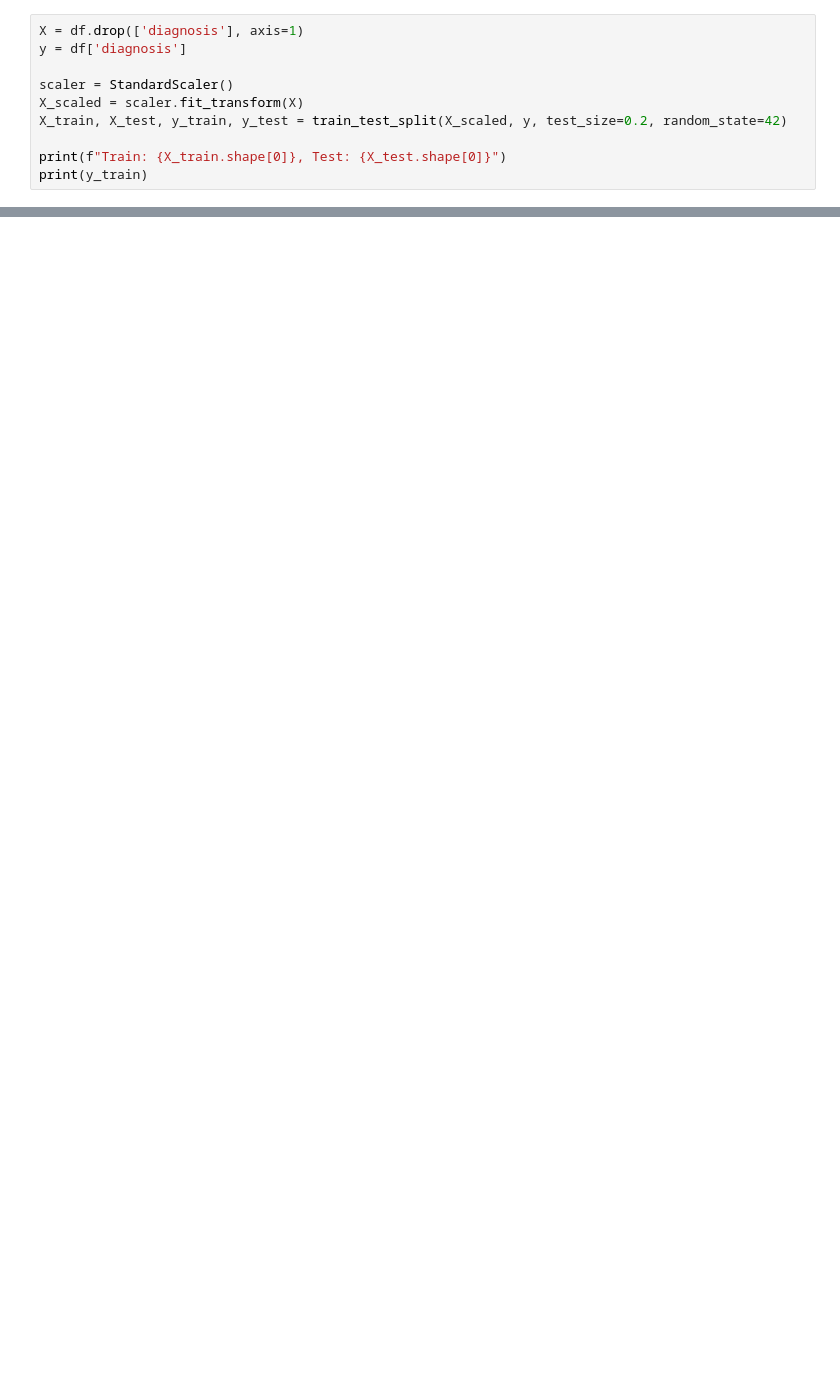
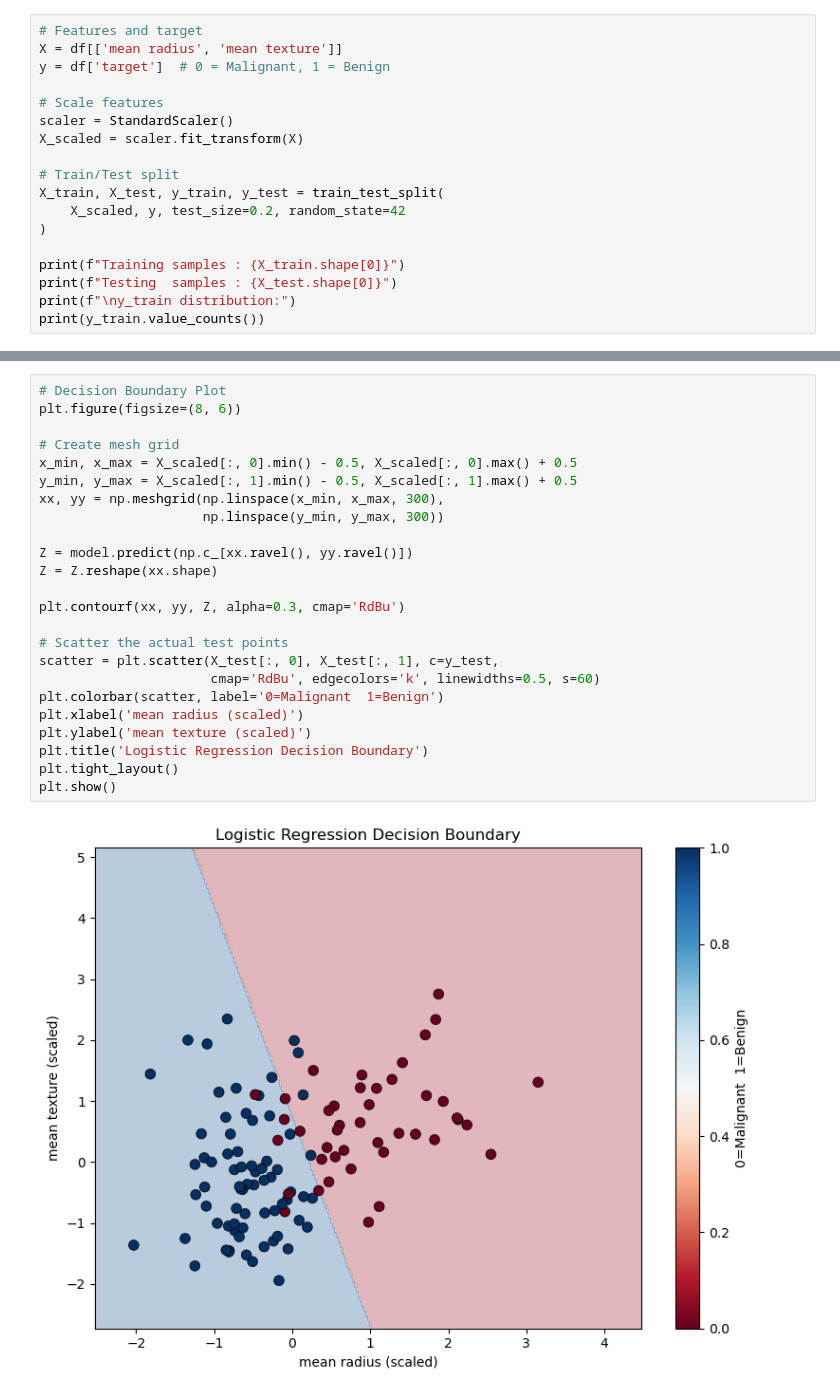
Before and after one commit to yarramsetti-sai/ML_lab, a Jupyter notebook: a5b.ipynb, the cells around one changed output, grey strips where cells are left out. Cells and saved outputs as stored; diff of their text form; blank space fills up the shorter version.

```diff
--- a/a5b.ipynb
+++ b/a5b.ipynb
@@ -29,11 +38,19 @@ Shape: (30, 6)
 # %%
-X = df.drop(['diagnosis'], axis=1)
-y = df['diagnosis']
+# Features and target
+X = df[['mean radius', 'mean texture']]
+y = df['target']  # 0 = Malignant, 1 = Benign
 
+# Scale features
 scaler = StandardScaler()
 X_scaled = scaler.fit_transform(X)
-X_train, X_test, y_train, y_test = train_test_split(X_scaled, y, test_size=0.2, random_state=42)
 
-print(f"Train: {X_train.shape[0]}, Test: {X_test.shape[0]}")
-print(y_train)
+# Train/Test split
+X_train, X_test, y_train, y_test = train_test_split(
+    X_scaled, y, test_size=0.2, random_state=42
+)
+
+print(f"Training samples : {X_train.shape[0]}")
+print(f"Testing  samples : {X_test.shape[0]}")
+print(f"\ny_train distribution:")
+print(y_train.value_counts())
 # %% [output]
@@ -86,0 +130,26 @@ Confusion Matrix:
+# %%
+# Decision Boundary Plot
+plt.figure(figsize=(8, 6))
+
+# Create mesh grid
+x_min, x_max = X_scaled[:, 0].min() - 0.5, X_scaled[:, 0].max() + 0.5
+y_min, y_max = X_scaled[:, 1].min() - 0.5, X_scaled[:, 1].max() + 0.5
+xx, yy = np.meshgrid(np.linspace(x_min, x_max, 300),
+                     np.linspace(y_min, y_max, 300))
+
+Z = model.predict(np.c_[xx.ravel(), yy.ravel()])
+Z = Z.reshape(xx.shape)
+
+plt.contourf(xx, yy, Z, alpha=0.3, cmap='RdBu')
+
+# Scatter the actual test points
+scatter = plt.scatter(X_test[:, 0], X_test[:, 1], c=y_test,
+                      cmap='RdBu', edgecolors='k', linewidths=0.5, s=60)
+plt.colorbar(scatter, label='0=Malignant  1=Benign')
+plt.xlabel('mean radius (scaled)')
+plt.ylabel('mean texture (scaled)')
+plt.title('Logistic Regression Decision Boundary')
+plt.tight_layout()
+plt.show()
+# %% [output]
+[figure, added]
```
Also changed, not shown: parts of 5 cells of this notebook, 1 other file.
